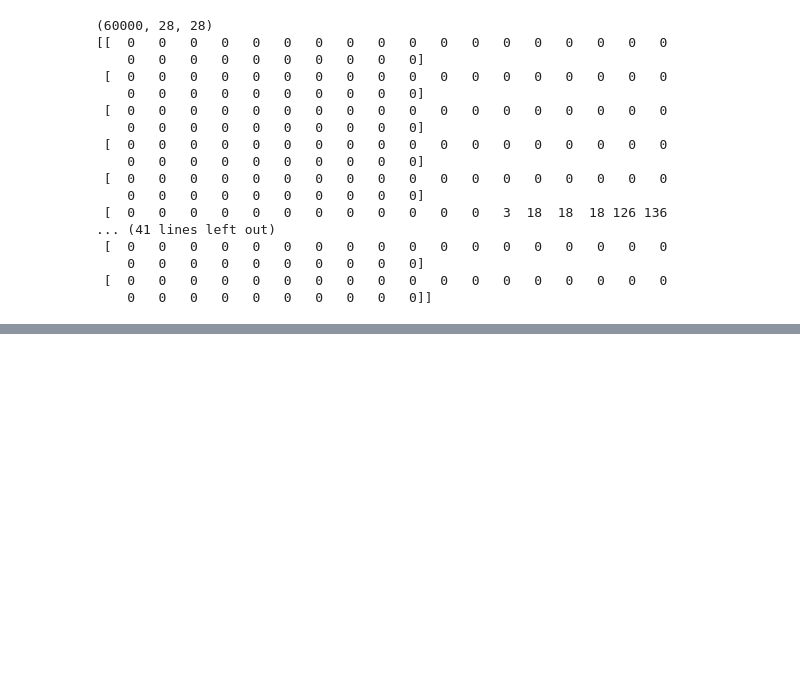
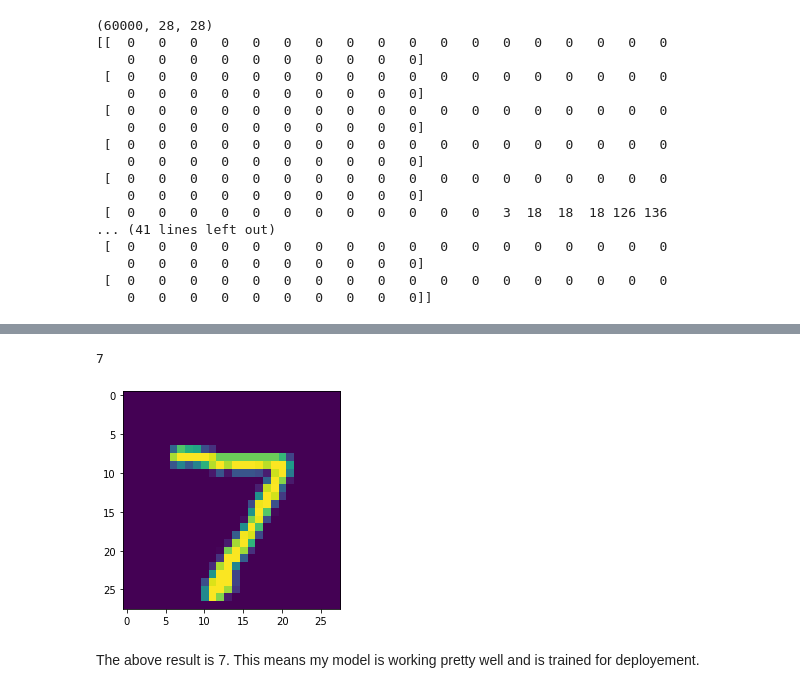
Before and after one commit to Milind-cod3-base/DeepL_MNIST_models, a Jupyter notebook: main_code.ipynb, the cells around one changed output, grey strips where cells are left out. Saved outputs shown, nothing was run; the diff lists cells and outputs as text; code cells hidden in the pictures; blank space fills up the shorter version.

Commit message:
Final test done, model is ready.

```diff
--- a/main_code.ipynb
+++ b/main_code.ipynb
@@ -74,3 +74,7 @@ model  = tf.keras.models.Sequential([tf.keras.layers.Flatten(input_shape=(28,28)
 model.compile(optimizer= tf.optimizers.Adam(),   #new version uses a new syntax of adam #adamoptimizer is the advanced version of gradient descent
               loss= 'sparse_categorical_crossentropy',
               metrics = ['accuracy'] )   #during training it will print the accuracy after every step
+# %%
+#now after creating model, lets train the model
+
+model.fit(training_images, training_labels, epochs=5)
@@ -76,0 +106,13 @@ model.compile(optimizer= tf.optimizers.Adam(),   #new version uses a new syntax
+# %%
+#another way to test the model is manually, so lets plot the first element of the section
+
+plt.imshow(test_images[0])
+
+prediction = model.predict(test_images)
+
+print(np.argmax(prediction[0]))  #np argmax is used so that it will print out the maximum probability output  neuron. softmax fires all the probability and argmax picks the one with highest one.
+# %% [output]
+7
+[figure, added]
+# %% [markdown]
+The above result is 7. This means my model is working pretty well and is trained for deployement.
```
Also changed, not shown: parts of 2 cells of this notebook.
